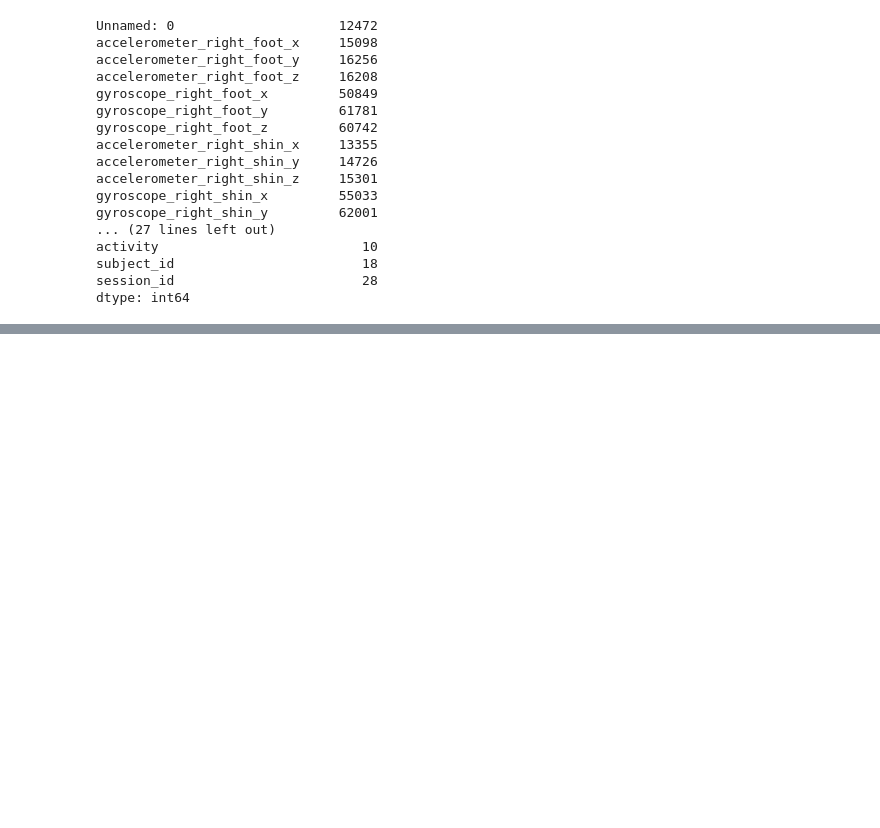
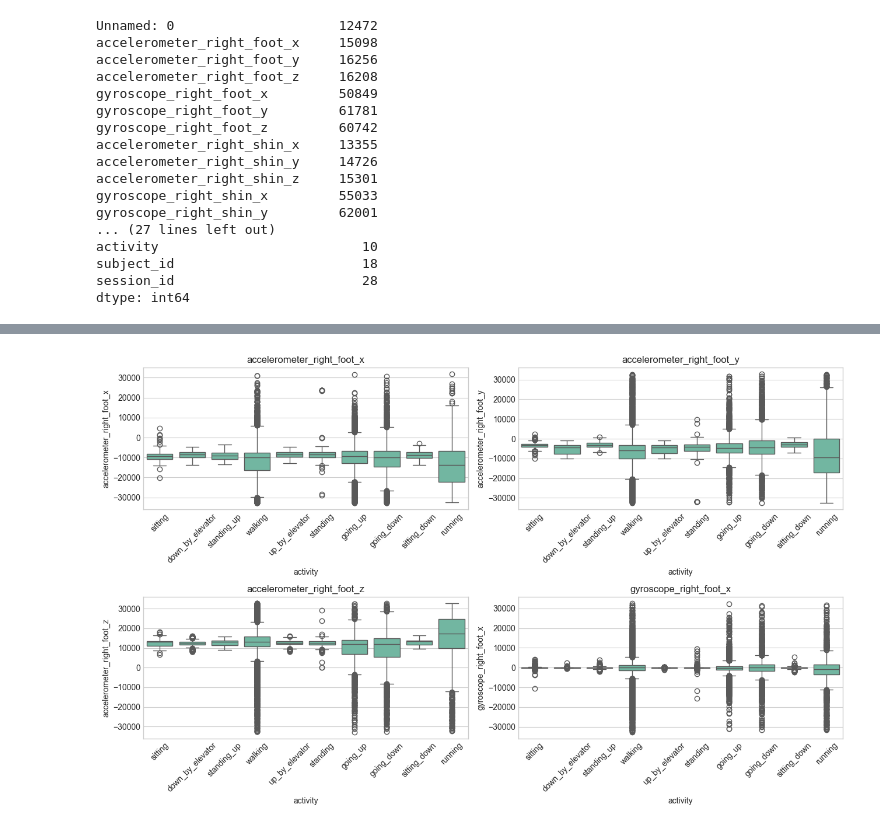
Before and after one commit to ginsengq/Human-Activity-Recognition-HAR, a Jupyter notebook: notebooks/01_eda.ipynb, the cells around one changed output, grey strips where cells are left out. Saved outputs shown, nothing was run; the diff lists cells and outputs as text; code cells hidden in the pictures; blank space fills up the shorter version.

```diff
--- a/notebooks/01_eda.ipynb
+++ b/notebooks/01_eda.ipynb
@@ -745,0 +344,10 @@ with pd.ExcelWriter('model_results.xlsx') as writer:
+# %%
+fig, axes = plt.subplots(2, 2, figsize=(13, 8))
+for ax, col in zip(axes.flat, IMU_COLS[:4]):
+    sns.boxplot(x='activity', y=col, data=df.sample(min(20000, len(df)), random_state=RANDOM_STATE), ax=ax)
+    ax.set_title(col)
+    ax.tick_params(axis='x', rotation=45)
+plt.tight_layout()
+plt.show()
+# %% [output]
+[figure, added]
```
Also changed, not shown: parts of 104 cells of this notebook, 9 other files.
